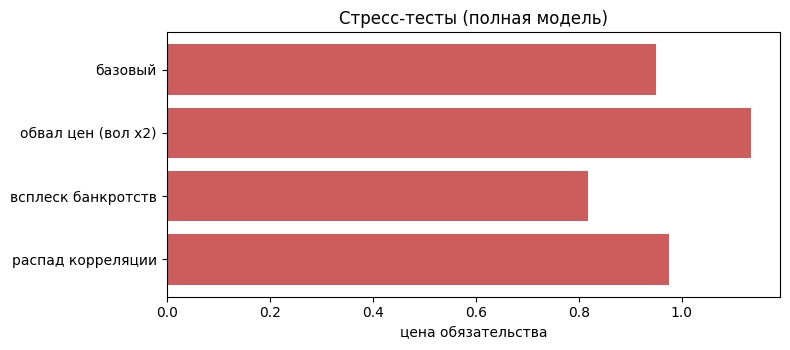
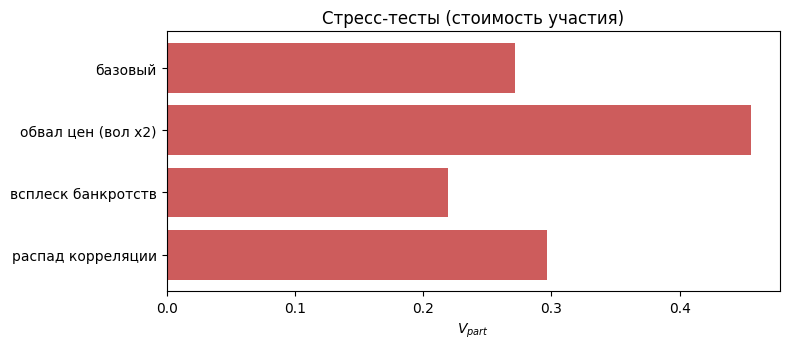
Unified diff of the notebook cell whose output changed from the first chart to the second:
--- before
+++ after
@@ -6,5 +6,5 @@
     if sigma is not None: SIGMA=sigma
     try:
-        p=price_full(mode=mode, alpha=alpha, gamma=gamma, rho_h=rho_h, lam=lam)
+        p=vpart_full(mode=mode, alpha=alpha, gamma=gamma, rho_h=rho_h, lam=lam)
     finally:
         SIGMA=sig_backup
@@ -15,5 +15,5 @@
       'всплеск банкротств': dict(lam=0.10),
       'распад корреляции':  dict(rho_h=0.5)}
-print("Стресс-тесты (полная модель, gamma=%.1f, alpha=1):"%GAMMA)
+print("Стресс-тесты V_part (gamma=%.1f, alpha=1):"%GAMMA)
 stress=[]
 for nm,kw in scen.items():
@@ -22,4 +22,4 @@
 plt.figure(figsize=(8,3.6))
 plt.barh([s[0] for s in stress],[s[1] for s in stress],color='indianred')
-plt.xlabel('цена обязательства'); plt.title('Стресс-тесты (полная модель)')
+plt.xlabel(r'$V_{part}$'); plt.title('Стресс-тесты (стоимость участия)')
 plt.gca().invert_yaxis(); plt.tight_layout(); plt.show()

Commit: правки 3